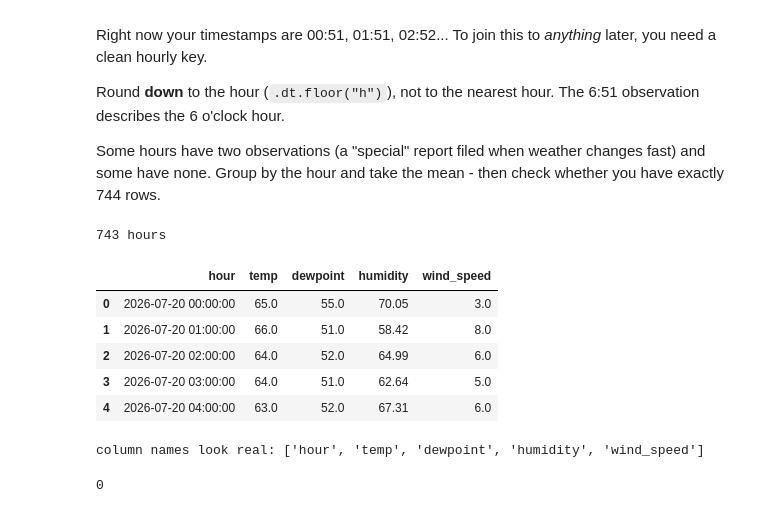
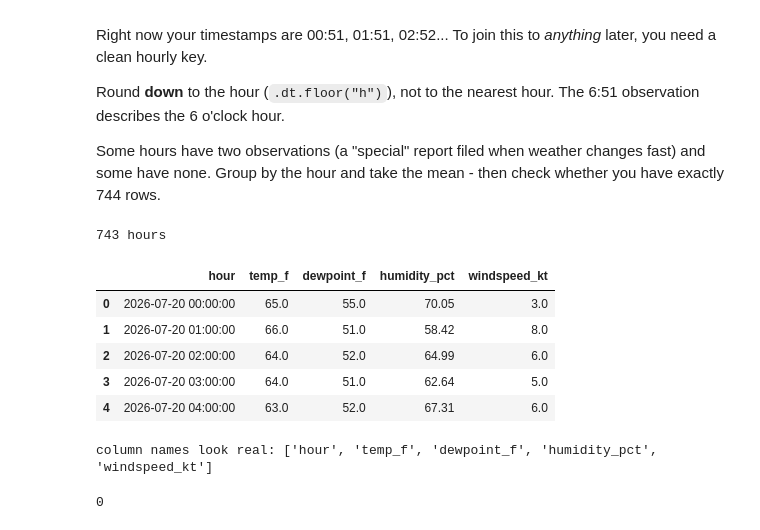
Before and after one commit to YingZhang-tjc25001/OPIM5512_lab1_YingZhang3300857_onlineF26, a Jupyter notebook: lab1_a_weather_starter.ipynb, the cells around one changed output. Drawn from its saved outputs; the diff is of its cells as text; code cells hidden in the pictures.

```diff
--- a/lab1_a_weather_starter.ipynb
+++ b/lab1_a_weather_starter.ipynb
@@ -217,24 +217,24 @@ have none. Group by the hour and take the mean - then check whether you have exa
 # %%
 # TODO: round the observation times DOWN to the hour.
 # The join key must be called `hour` - that one name is fixed by the lab.
 wx["valid"] = pd.to_datetime(wx["valid"])
 wx["hour"] = wx["valid"].dt.floor("h")
 
 # TODO: collapse to one row per hour, and name your columns using YOUR CONTRACT.
 # The names below are placeholders - replace them with what you and your partner
 # agreed on and wrote into the README. House style: lowercase, snake_case, unit
 # in the name where a reader could guess wrong.
 hourly = (wx.groupby("hour", as_index=False)
-            .agg(temp=("tmpf", "mean"),
-                 dewpoint=("dwpf", "mean"),
-                 humidity=("relh", "mean"),
-                 wind_speed=("sknt", "mean")))
+            .agg(temp_f=("tmpf", "mean"),
+                 dewpoint_f=("dwpf", "mean"),
+                 humidity_pct=("relh", "mean"),
+                 windspeed_kt=("sknt", "mean")))
 
 print(len(hourly), "hours")   # July 20 - Aug 19 is 744 hours. Do you have all of them?
 hourly.head()
 # %% [output]
 743 hours
-|  | hour | temp | dewpoint | humidity | wind_speed |
+|  | hour | temp_f | dewpoint_f | humidity_pct | windspeed_kt |
 | 0 | 2026-07-20 00:00:00 | 65.0 | 55.0 | 70.05 | 3.0 |
 | 1 | 2026-07-20 01:00:00 | 66.0 | 51.0 | 58.42 | 8.0 |
 | 2 | 2026-07-20 02:00:00 | 64.0 | 52.0 | 64.99 | 6.0 |
@@ -248,7 +248,7 @@ bad = [c for c in hourly.columns if c.startswith("YOUR_")]
 assert not bad, f"Replace the placeholder column names first: {bad}"
 print("column names look real:", list(hourly.columns))
 # %% [output]
-column names look real: ['hour', 'temp', 'dewpoint', 'humidity', 'wind_speed']
+column names look real: ['hour', 'temp_f', 'dewpoint_f', 'humidity_pct', 'windspeed_kt']
 # %%
 # TODO: how many hours are missing entirely, and how many have a missing temperature?
 # Two different questions:
```
Also changed, not shown: parts of 3 cells of this notebook.
